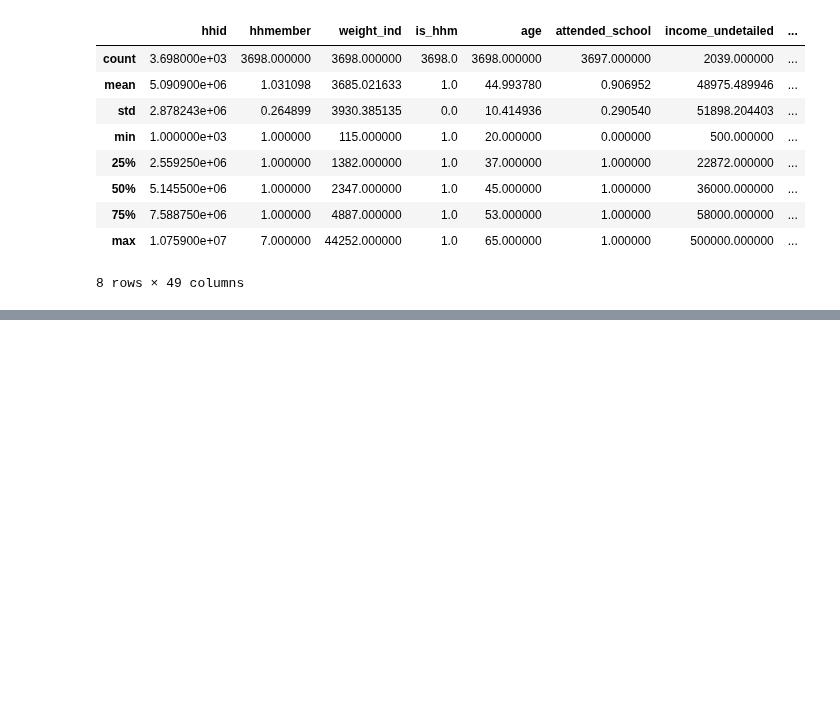
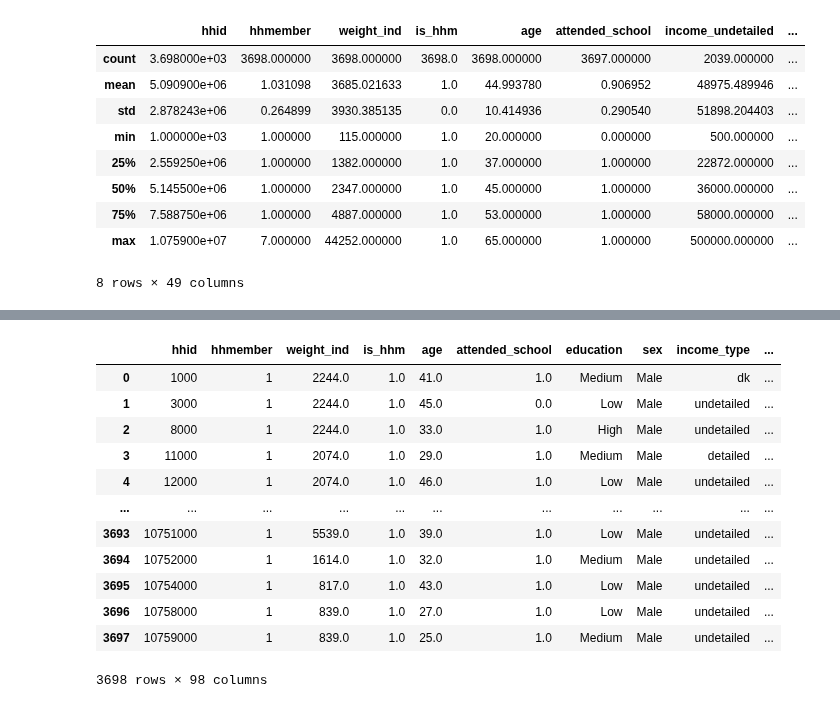
Before and after one commit to mjv2146/access-to-financial-markets, a Jupyter notebook: notebooks/2005/02_merge_hh_ind_2005.ipynb, the cells around one changed output, grey strips where cells are left out. Cells and saved outputs as stored; diff of their text form; code cells hidden in the pictures; blank space fills up the shorter version.

```diff
--- a/notebooks/2005/02_merge_hh_ind_2005.ipynb
+++ b/notebooks/2005/02_merge_hh_ind_2005.ipynb
@@ -140,3 +160,20 @@ df.describe()
 # %%
 os.chdir(processed)
 df.to_csv('data.csv', index=False)
+# %%
+df_tableau = df.copy()
+df_tableau
+# %% [output]
+|  | hhid | hhmember | weight_ind | is_hhm | age | attended_school | education | sex | income_type | ... |
+| 0 | 1000 | 1 | 2244.0 | 1.0 | 41.0 | 1.0 | Medium | Male | dk | ... |
+| 1 | 3000 | 1 | 2244.0 | 1.0 | 45.0 | 0.0 | Low | Male | undetailed | ... |
+| 2 | 8000 | 1 | 2244.0 | 1.0 | 33.0 | 1.0 | High | Male | undetailed | ... |
+| 3 | 11000 | 1 | 2074.0 | 1.0 | 29.0 | 1.0 | Medium | Male | detailed | ... |
+| 4 | 12000 | 1 | 2074.0 | 1.0 | 46.0 | 1.0 | Low | Male | undetailed | ... |
+| ... | ... | ... | ... | ... | ... | ... | ... | ... | ... | ... |
+| 3693 | 10751000 | 1 | 5539.0 | 1.0 | 39.0 | 1.0 | Low | Male | undetailed | ... |
+| 3694 | 10752000 | 1 | 1614.0 | 1.0 | 32.0 | 1.0 | Medium | Male | undetailed | ... |
+| 3695 | 10754000 | 1 | 817.0 | 1.0 | 43.0 | 1.0 | Low | Male | undetailed | ... |
+| 3696 | 10758000 | 1 | 839.0 | 1.0 | 27.0 | 1.0 | Low | Male | undetailed | ... |
+| 3697 | 10759000 | 1 | 839.0 | 1.0 | 25.0 | 1.0 | Medium | Male | undetailed | ... |
+3698 rows × 98 columns
```
Also changed, not shown: parts of 5 cells of this notebook, 5 other files.
